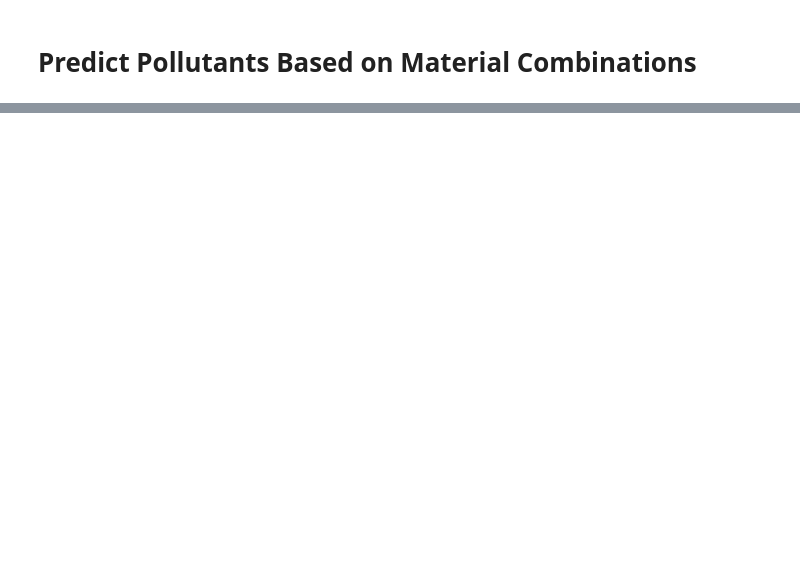
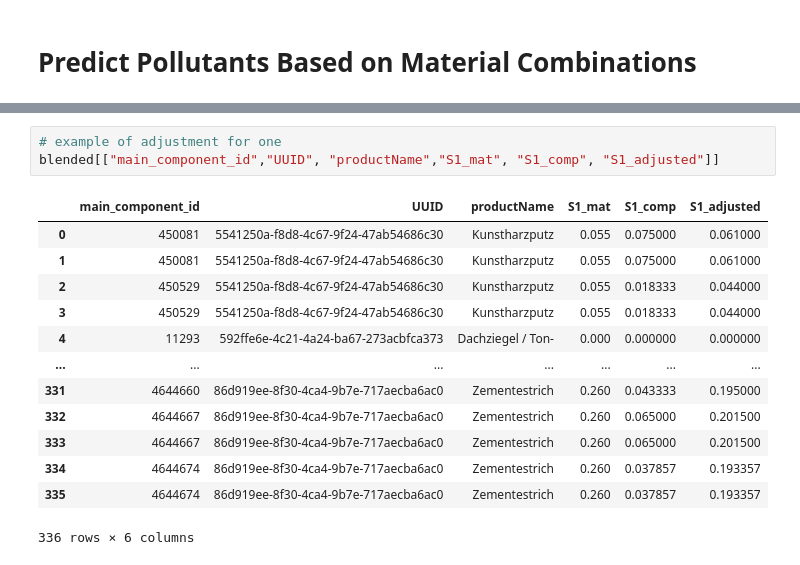
Before and after one commit to n3xtcoder-ai4impact/bbsr-challenge, a Jupyter notebook: pollutant_prediction_clean.ipynb, the cells around one changed output, grey strips where cells are left out. Drawn from its saved outputs; the diff is of its cells as text; blank space fills up the shorter version.

```diff
--- a/pollutant_prediction_clean.ipynb
+++ b/pollutant_prediction_clean.ipynb
@@ -672,0 +726,17 @@ NameError: name 'obd_with_pollutants' is not defined
+# %%
+# example of adjustment for one
+blended[["main_component_id","UUID", "productName","S1_mat", "S1_comp", "S1_adjusted"]]
+# %% [output]
+|  | main_component_id | UUID | productName | S1_mat | S1_comp | S1_adjusted |
+| 0 | 450081 | 5541250a-f8d8-4c67-9f24-47ab54686c30 | Kunstharzputz | 0.055 | 0.075000 | 0.061000 |
+| 1 | 450081 | 5541250a-f8d8-4c67-9f24-47ab54686c30 | Kunstharzputz | 0.055 | 0.075000 | 0.061000 |
+| 2 | 450529 | 5541250a-f8d8-4c67-9f24-47ab54686c30 | Kunstharzputz | 0.055 | 0.018333 | 0.044000 |
+| 3 | 450529 | 5541250a-f8d8-4c67-9f24-47ab54686c30 | Kunstharzputz | 0.055 | 0.018333 | 0.044000 |
+| 4 | 11293 | 592ffe6e-4c21-4a24-ba67-273acbfca373 | Dachziegel / Ton- | 0.000 | 0.000000 | 0.000000 |
+| ... | ... | ... | ... | ... | ... | ... |
+| 331 | 4644660 | 86d919ee-8f30-4ca4-9b7e-717aecba6ac0 | Zementestrich | 0.260 | 0.043333 | 0.195000 |
+| 332 | 4644667 | 86d919ee-8f30-4ca4-9b7e-717aecba6ac0 | Zementestrich | 0.260 | 0.065000 | 0.201500 |
+| 333 | 4644667 | 86d919ee-8f30-4ca4-9b7e-717aecba6ac0 | Zementestrich | 0.260 | 0.065000 | 0.201500 |
+| 334 | 4644674 | 86d919ee-8f30-4ca4-9b7e-717aecba6ac0 | Zementestrich | 0.260 | 0.037857 | 0.193357 |
+| 335 | 4644674 | 86d919ee-8f30-4ca4-9b7e-717aecba6ac0 | Zementestrich | 0.260 | 0.037857 | 0.193357 |
+336 rows × 6 columns
```
Also changed, not shown: parts of 15 cells of this notebook, 1 other file.
